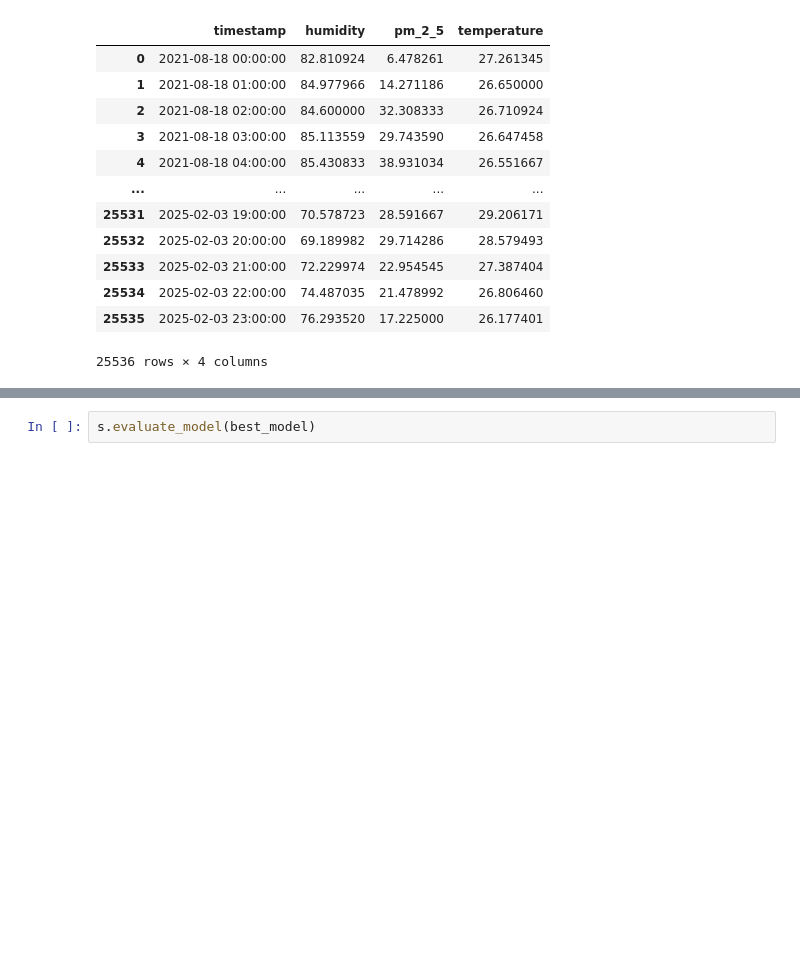
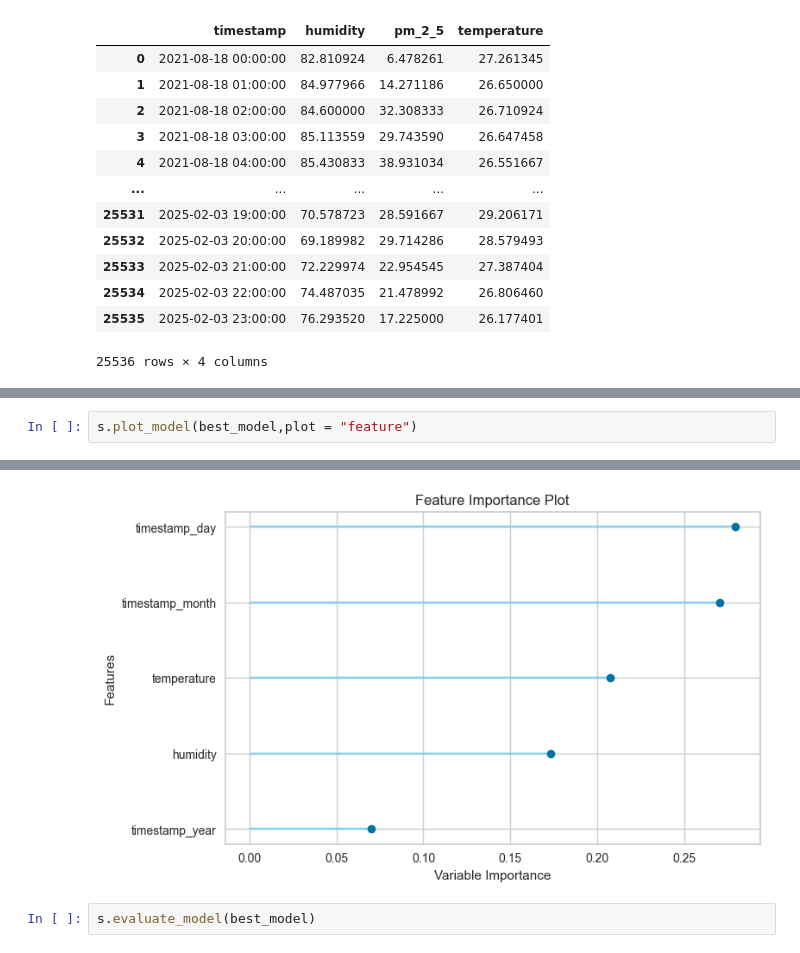
Before and after one commit to chetod/DustyVision-PM2.5, a Jupyter notebook: scripts/finalmodel.ipynb, the cells around one changed output, grey strips where cells are left out. Saved outputs shown, nothing was run; the diff lists cells and outputs as text; blank space fills up the shorter version.

```diff
--- a/scripts/finalmodel.ipynb
+++ b/scripts/finalmodel.ipynb
@@ -72 +72,4 @@ best_model = s.compare_models()
 [interactive output not drawn]
+# %%
+s.plot_model(best_model,plot = "feature")
+# %% [output]
@@ -73,3 +77,4 @@ best_model = s.compare_models()
+[figure, added]
 # %%
 s.evaluate_model(best_model)
 # %% [output]
```
Also changed, not shown: parts of 10 cells of this notebook, 18 other files.
